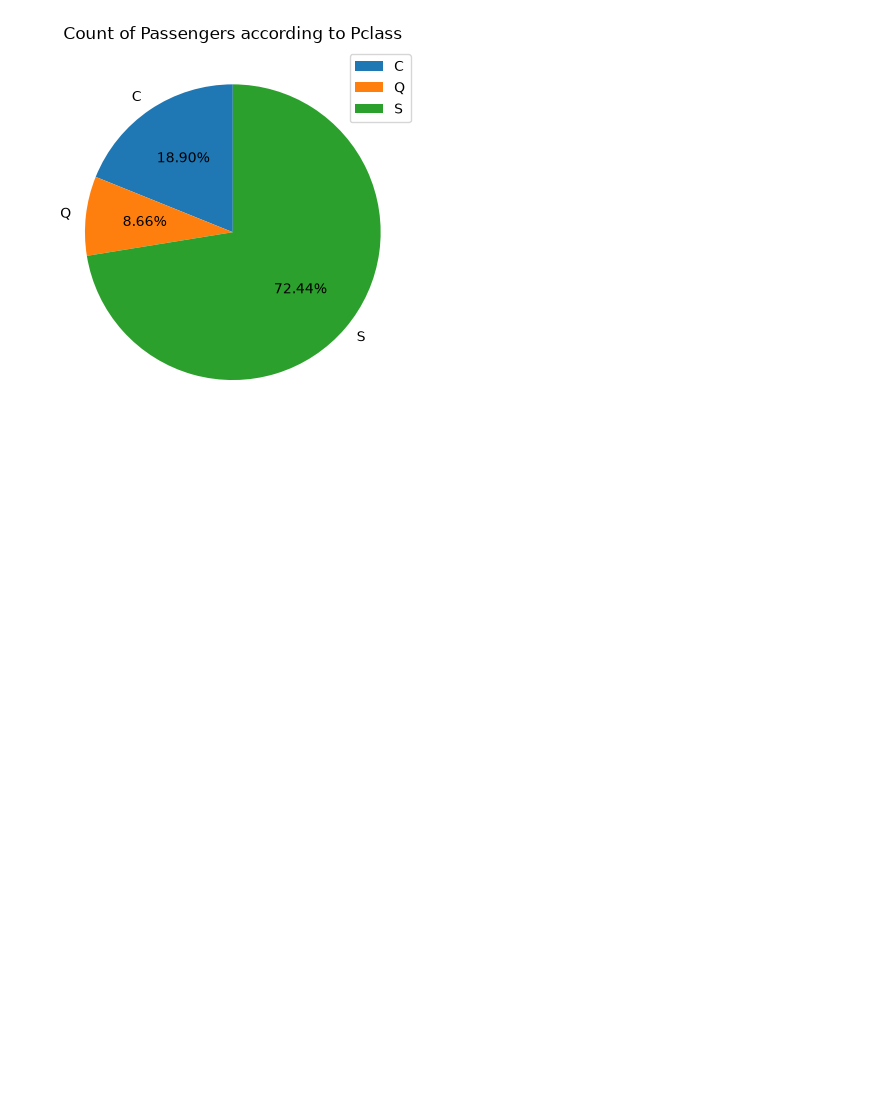
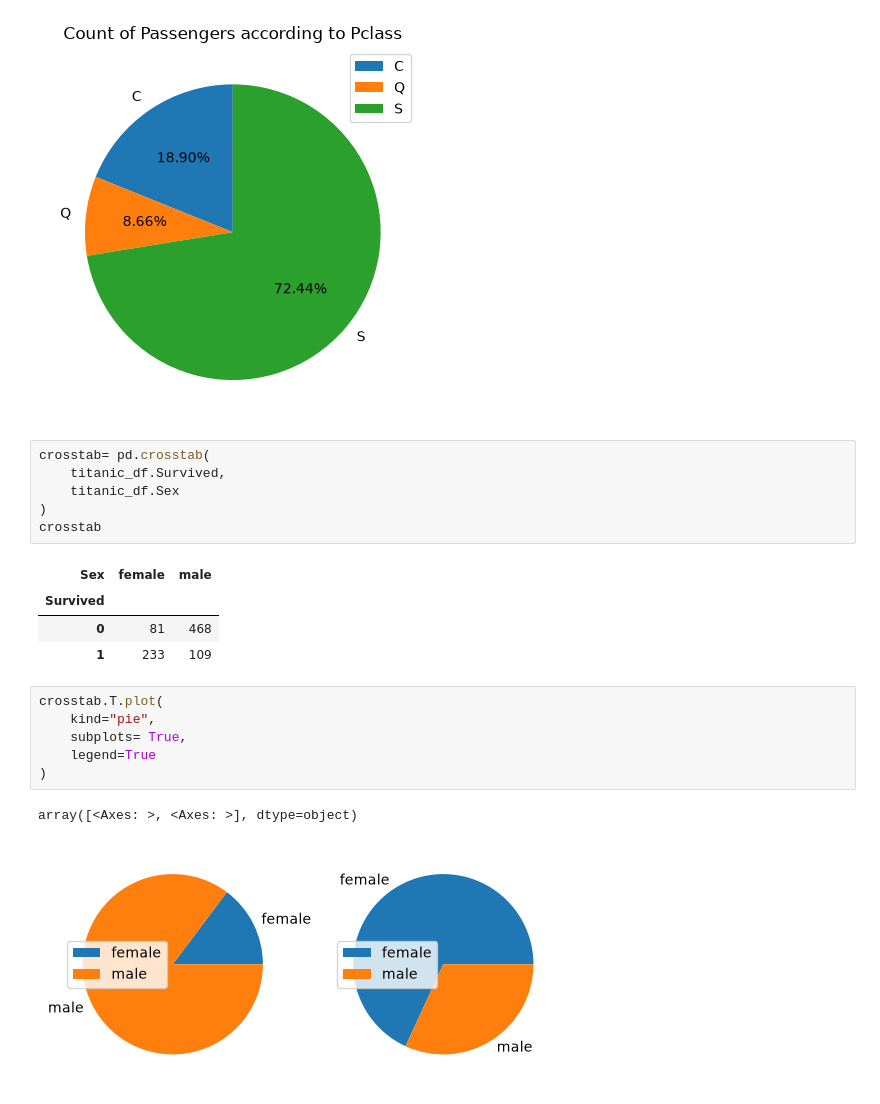
Before and after one commit to prof-screw/DSML, a Jupyter notebook: Week06/Visualization.ipynb, the cells around one changed output. Cells and saved outputs as stored; diff of their text form; blank space fills up the shorter version.

Commit message:
Visualization

```diff
--- a/Week06/Visualization.ipynb
+++ b/Week06/Visualization.ipynb
@@ -61,3 +61,23 @@ group_by_embarked.count().plot(
 # %% [output]
 <Axes: title={'center': 'Count of Passengers according to Pclass'}>
 [figure]
+# %%
+crosstab= pd.crosstab(
+    titanic_df.Survived,
+    titanic_df.Sex
+)
+crosstab
+# %% [output]
+| Sex | female | male |
+| Survived |  |  |
+| 0 | 81 | 468 |
+| 1 | 233 | 109 |
+# %%
+crosstab.T.plot(
+    kind="pie",
+    subplots= True,
+    legend=True
+)
+# %% [output]
+array([<Axes: >, <Axes: >], dtype=object)
+[figure, added]
```
Also changed, not shown: parts of 12 cells of this notebook.
